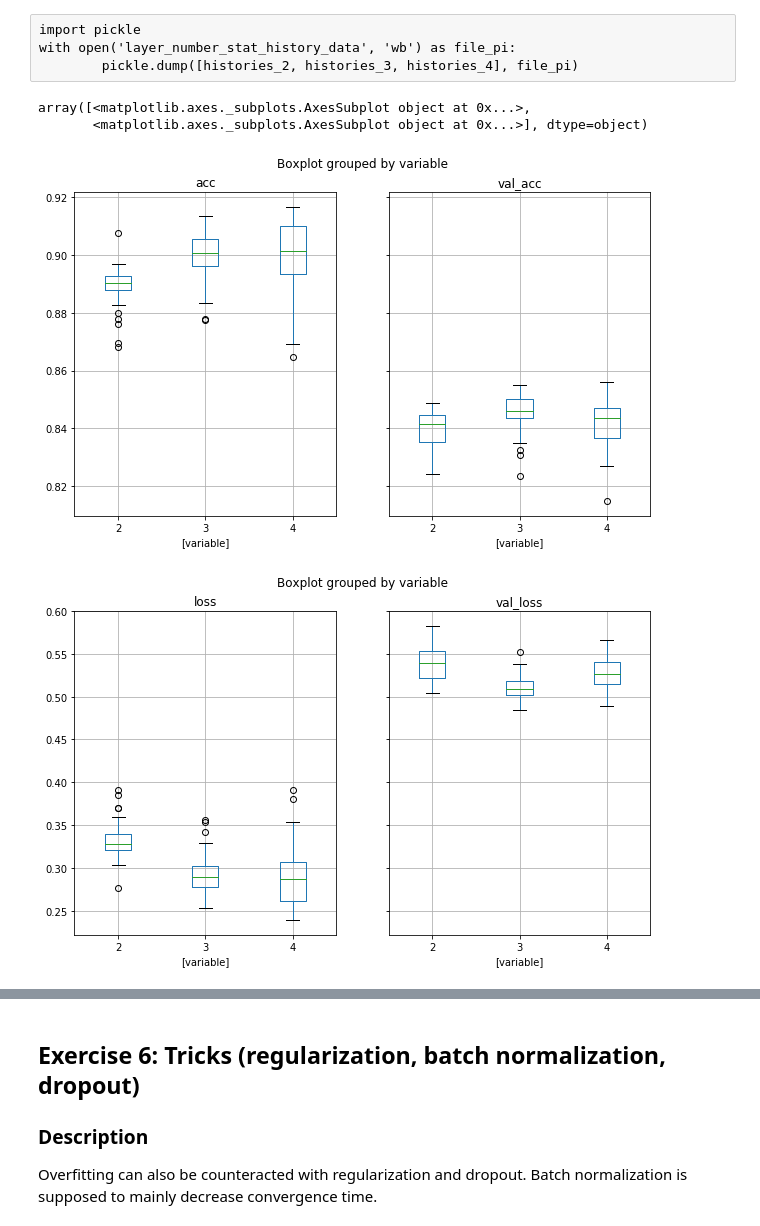
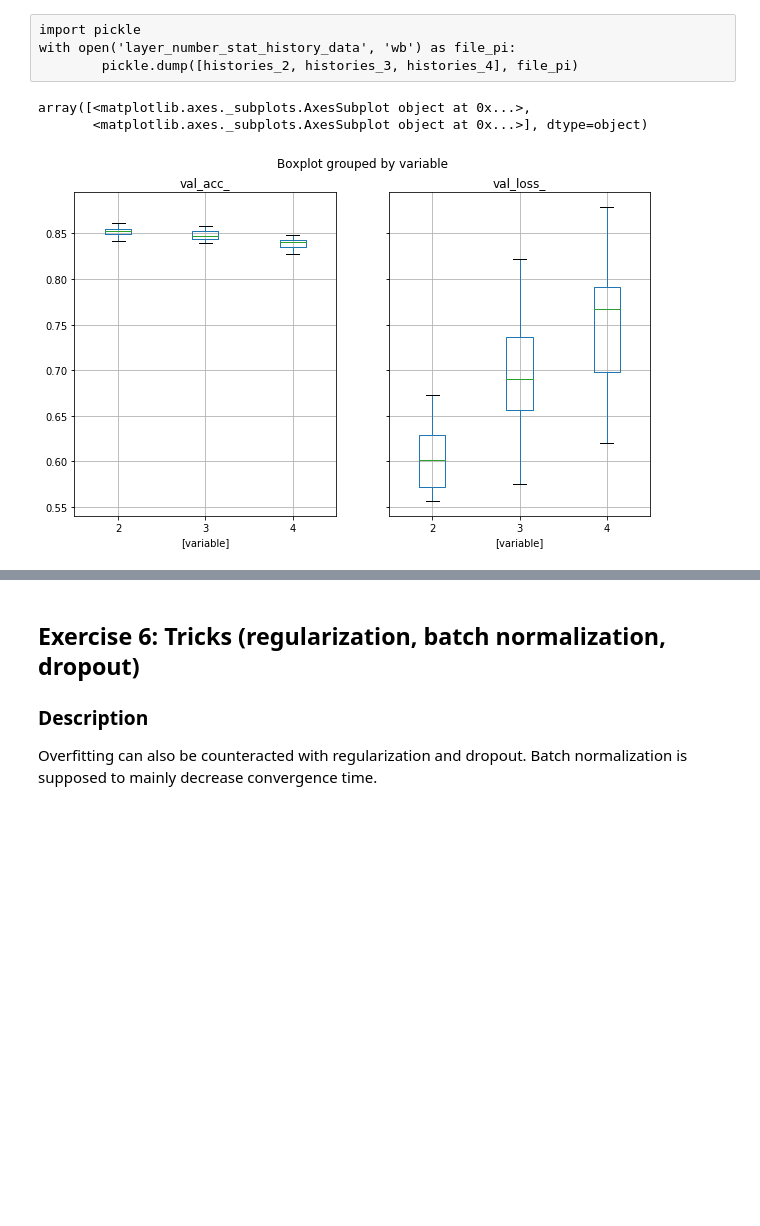
Before and after one commit to lguillain/Artificial-Neural-Networks, a Jupyter notebook: miniproject1/miniproject1_Leonore.ipynb, the cells around one changed output, grey strips where cells are left out. Cells and saved outputs as stored; diff of their text form; code cells hidden in the pictures; blank space fills up the shorter version.

```diff
--- a/miniproject1/miniproject1_Leonore.ipynb
+++ b/miniproject1/miniproject1_Leonore.ipynb
@@ -706,17 +662,20 @@ histories = pickle.load( open( "layer_number_stat_history_data", "rb" ) )
 frame = pd.DataFrame(histories, index=[2, 3, 4])
 frame = frame.T.melt()
 # %%
-frame['acc'] = frame['value'].map(lambda x: x['acc'][-1])
-frame['val_acc'] = frame['value'].map(lambda x: x['val_acc'][-1])
-frame['loss'] = frame['value'].map(lambda x: x['loss'][-1])
-frame['val_loss'] = frame['value'].map(lambda x: x['val_loss'][-1])
+frame['acc'] = frame['value'].map(lambda x: x['acc'])
+frame['val_acc'] = frame['value'].map(lambda x: x['val_acc'])
+frame['loss'] = frame['value'].map(lambda x: x['loss'])
+frame['val_loss'] = frame['value'].map(lambda x: x['val_loss'])
 
-frame[['acc','val_acc','variable']].boxplot(by='variable')
+frame['acc_'] = frame['value'].map(lambda x: x['acc'][-1])
+frame['val_acc_'] = frame['value'].map(lambda x: x['val_acc'][-1])
+frame['loss_'] = frame['value'].map(lambda x: x['loss'][-1])
+frame['val_loss_'] = frame['value'].map(lambda x: x['val_loss'][-1])
 
-frame[['loss','val_loss','variable']].boxplot(by='variable')
+
+frame[['val_acc_','val_loss_','variable']].boxplot(by='variable')
 # %% [output]
 array([<matplotlib.axes._subplots.AxesSubplot object at 0x...>,
        <matplotlib.axes._subplots.AxesSubplot object at 0x...>], dtype=object)
-[figure, old version]
+[figure, new version]
-[figure, removed]
 # %%
```
Also changed, not shown: parts of 24 cells of this notebook, 2 other files.
